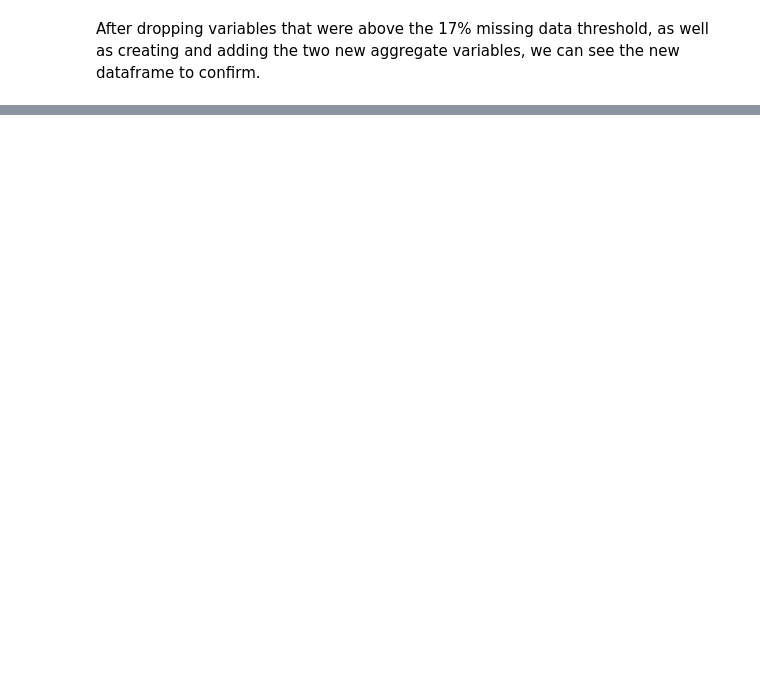
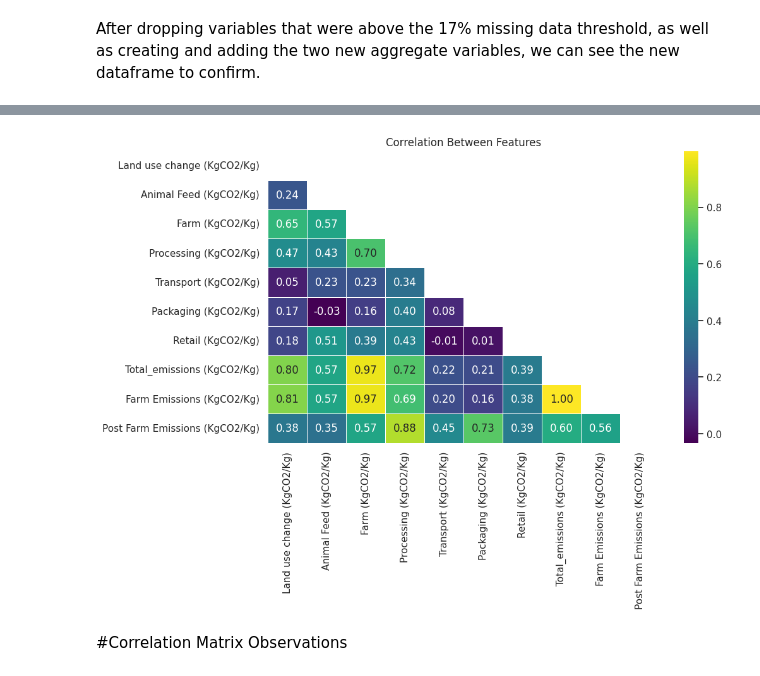
Before and after one commit to kzukeri/portfolio, a Jupyter notebook: Kweli-Final-Project.ipynb, the cells around one changed output, grey strips where cells are left out. Saved outputs shown, nothing was run; the diff lists cells and outputs as text; code cells hidden in the pictures; blank space fills up the shorter version.

```diff
--- a/Kweli-Final-Project.ipynb
+++ b/Kweli-Final-Project.ipynb
@@ -333,0 +356,28 @@ correlation_matrix
+# %%
+# To get a correlation matrix
+# Ploting the heat map
+# corr: give the correlation matrix
+# cmap: color code used for plotting
+# vmax: gives a maximum range of values for the chart
+# vmin: gives a minimum range of values for the chart
+# annot: prints the correlation values in the chart
+# annot_kws={"size": 12}): Sets the font size of the annotation
+
+# Create the plot
+plt.figure(figsize=(10,6))
+matrix = correlation_matrix
+mask = np.triu(np.ones_like(matrix, dtype=float))
+sns.heatmap(correlation_matrix,
+           annot=True,
+           linewidths=.5,
+           cmap='viridis',
+           fmt= '.2f',
+           mask=mask)
+
+# Specify the name of the plot
+plt.title('Correlation Between Features')
+plt.show()
+# %% [output]
+[figure, added]
+# %% [markdown]
+#Correlation Matrix Observations
```
Also changed, not shown: parts of 13 cells of this notebook.
